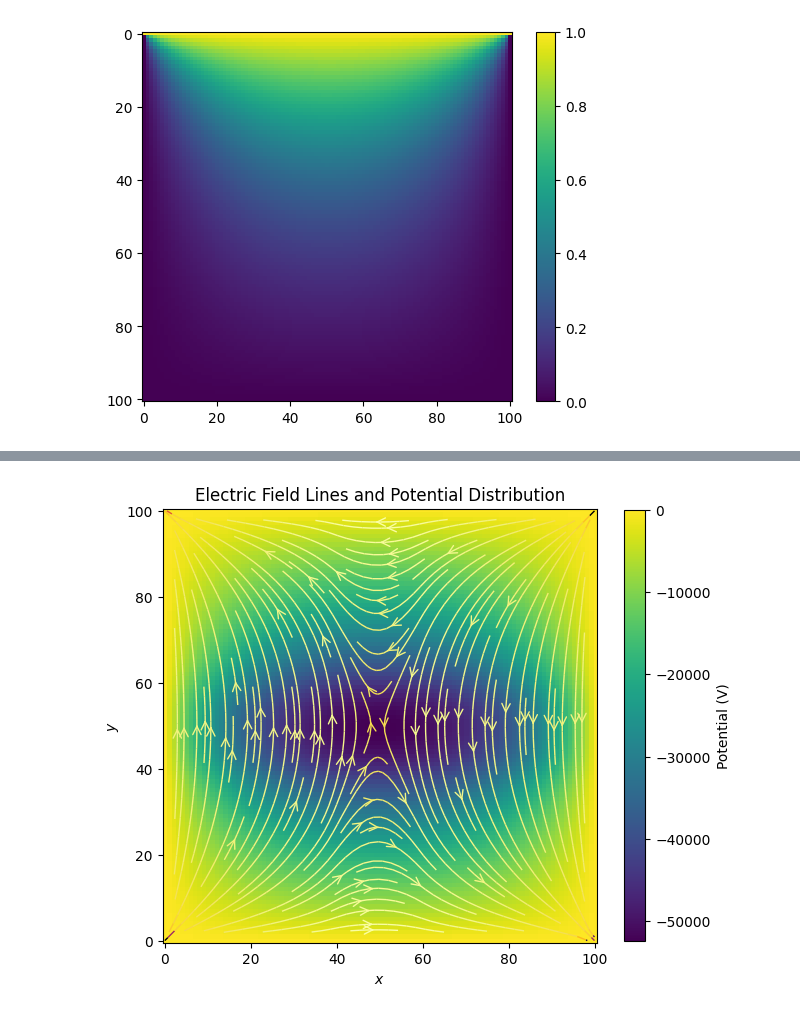
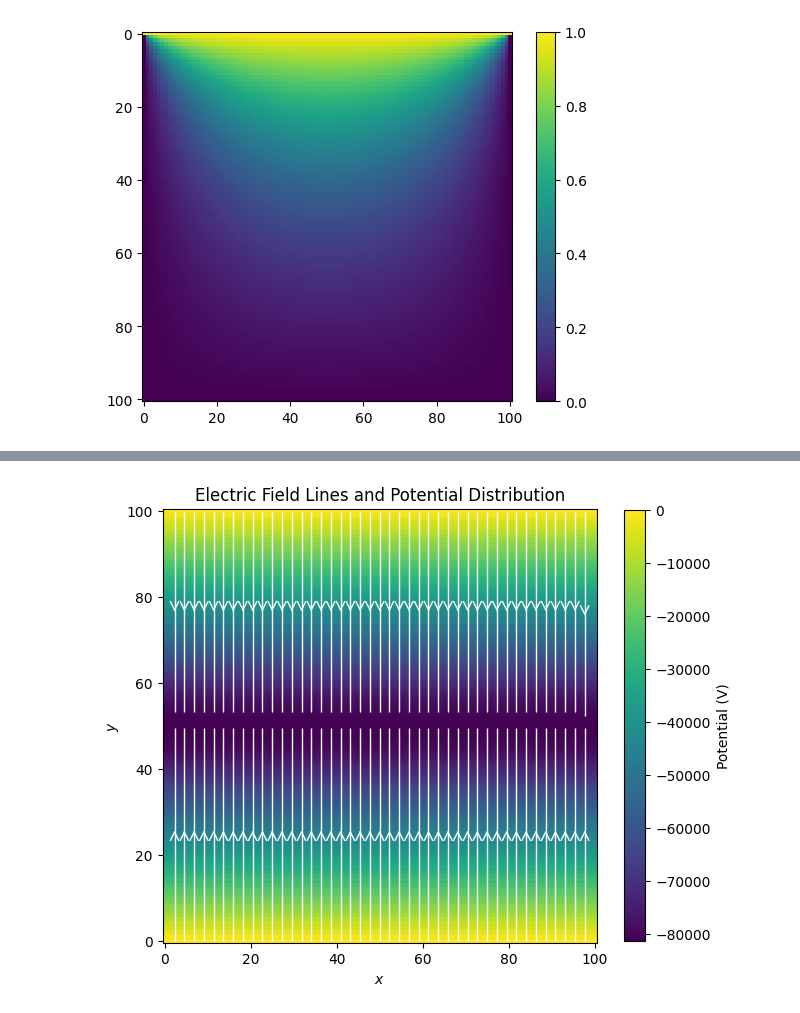
Before and after one commit to daisyabcxyz/Capstone-2025-2026, a Jupyter notebook: Simple Laplacian's Solver (1V).ipynb, the cells around one changed output, grey strips where cells are left out. Drawn from its saved outputs; the diff is of its cells as text; code cells hidden in the pictures.

```diff
--- a/Simple Laplacian's Solver (1V).ipynb
+++ b/Simple Laplacian's Solver (1V).ipynb
@@ -68,7 +68,7 @@ phi_new = np.zeros([nx+1,ny+1],float)
 
 phi_ori[0,:] = 1
 #phi_ori[nx,:] =1
-threshold = 1e-5
+threshold = 1e-7
 diff = 1
 iteration = 0
 a = []
@@ -127,6 +173,8 @@ Iteration: 3600, Max Difference: 1.12e-05
 Ex = np.zeros([nx + 1, ny + 1], float)
 Ey = np.zeros([nx + 1, ny + 1], float)
 
+L = 1
+delta = L/nx
 x = np.linspace(0, nx, nx + 1)
 y = np.linspace(0, ny, ny + 1)
 X, Y = np.meshgrid(x, y)
@@ -136,8 +184,8 @@ for i in range(1, nx):
     for j in range(1, ny):
         #row of an array is 'i' (y-direction)
         #column of an array is 'j' (x-direction)
-        Ex[i, j] = -(phi_new[i, j + 1] - phi_new[i, j - 1]) / 2.0
-        Ey[i, j] = -(phi_new[i + 1, j] - phi_new[i - 1, j]) / 2.0
+        Ex[i, j] = -(phi_new[i, j + 1] - phi_new[i, j - 1]) /(2*delta)
+        Ey[i, j] = -(phi_new[i + 1, j] - phi_new[i - 1, j]) / (2*delta)
 
 fig, ax = plt.subplots(figsize=(7, 7))
 ax.set_title('Electric Field Lines and Potential Distribution')
@@ -148,7 +196,7 @@ ax.set_ylabel('$y$')
 #magnitude = np.hypot(Ex.T, Ey.T)
 #color = 2 * np.log(magnitude + 1e-9)
 
-ax.streamplot(X, Y, Ex.T, Ey.T, color='white', linewidth=1, cmap=plt.cm.inferno,
+ax.streamplot(X, Y, Ex, Ey, color='white', linewidth=1, cmap=plt.cm.inferno,
               density=1.5, arrowstyle='->', arrowsize=1.5)
 
 plt.imshow(phi_new, origin='lower')
@@ -162,6 +210,7 @@ plt.show()
 nx,ny = 100,100
 phi_ori = np.zeros([nx+1,ny+1],float)
 phi_new = np.zeros([nx+1,ny+1],float)
+
 
 #Boundary conditions
 phi_ori[0,:] = 0
@@ -188,11 +237,11 @@ a = []
 while diff > threshold:
 
     for i in range (1,nx):
-        for j in range (1,ny):
-            #if i ==0 or i ==100 or j==0 or j ==100:
-             #   phi_new[i,j] = phi_ori[i,j]
-            #else:
-            phi_new[i,j]= 1/4*(phi_new[i+1,j]+phi_new[i-1,j]+phi_new[i,j+1]+phi_new[i,j-1]-rho[i,j]/epsilon*delta)
+        for j in range (ny+1):
+            if  j==0 or j ==100:
+=                phi_new[i,j] =  1/4*(phi_new[i+1,j]+phi_new[i-1,j]+phi_new[i,(j+1)%(ny+1)]+phi_new[i,(j-1)%(ny+1)]-rho[i,j]/epsilon*delta)
+            else:
+                phi_new[i,j]= 1/4*(phi_new[i+1,j]+phi_new[i-1,j]+phi_new[i,j+1]+phi_new[i,j-1]-rho[i,j]/epsilon*delta)
 
 
     diff = np.max(abs(phi_new-phi_ori))
@@ -201,7 +250,7 @@ while diff > threshold:
     phi_ori = phi_new.copy()
     iteration+=1
 
-    if iteration %200 ==0:
+    if iteration %500 ==0:
         print (f"Iteration: {iteration}, Max Difference: {diff:.2e}")
 plt.imshow(phi_new)
 plt.colorbar(label="Potential (V)")
@@ -235,32 +348,32 @@ Iteration: 15400, Max Difference: 1.13e-05
 Ex = np.zeros([nx + 1, ny + 1], float)
 Ey = np.zeros([nx + 1, ny + 1], float)
 
 x = np.linspace(0, nx, nx + 1)
 y = np.linspace(0, ny, ny + 1)
 X, Y = np.meshgrid(x, y)
 
 # Calculate the electric field components from the potential
 for i in range(1, nx):
     for j in range(1, ny):
         #row of an array is 'i' (y-direction)
         #column of an array is 'j' (x-direction)
         Ex[i, j] = -(phi_new[i, j + 1] - phi_new[i, j - 1]) / 2.0
         Ey[i, j] = -(phi_new[i + 1, j] - phi_new[i - 1, j]) / 2.0
 
 fig, ax = plt.subplots(figsize=(7, 7))
 ax.set_title('Electric Field Lines and Potential Distribution')
 ax.set_xlabel('$x$')
 ax.set_ylabel('$y$')
 
 #transpose Ex and Ey to align with X and Y
 magnitude = np.hypot(Ex.T, Ey.T)
 color = 2 * np.log(magnitude + 1e-9)
 
-ax.streamplot(X, Y, Ex.T, Ey.T, color=color, linewidth=1, cmap=plt.cm.inferno,
+ax.streamplot(X, Y, Ex, Ey, color="white", linewidth=1, cmap=plt.cm.inferno,
               density=1.5, arrowstyle='->', arrowsize=1.5)
 
 plt.imshow(phi_new, origin='lower')
 plt.colorbar(label="Potential (V)",shrink=0.8)
 plt.show()
 # %% [output]
-[figure, old version]
+[figure, new version]
```
Also changed, not shown: parts of 6 cells of this notebook.
